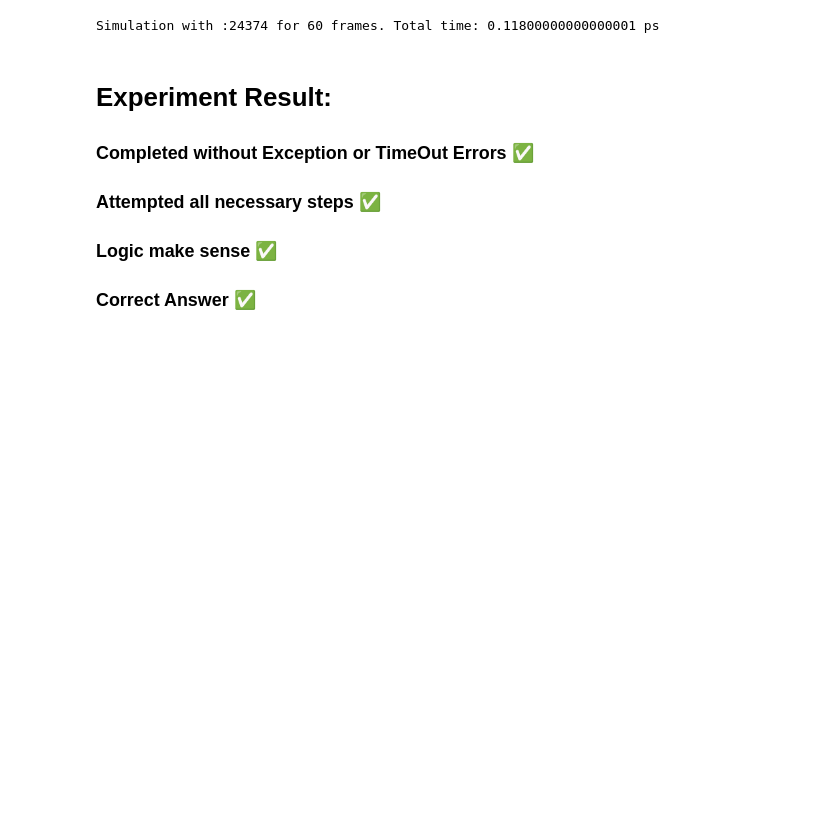
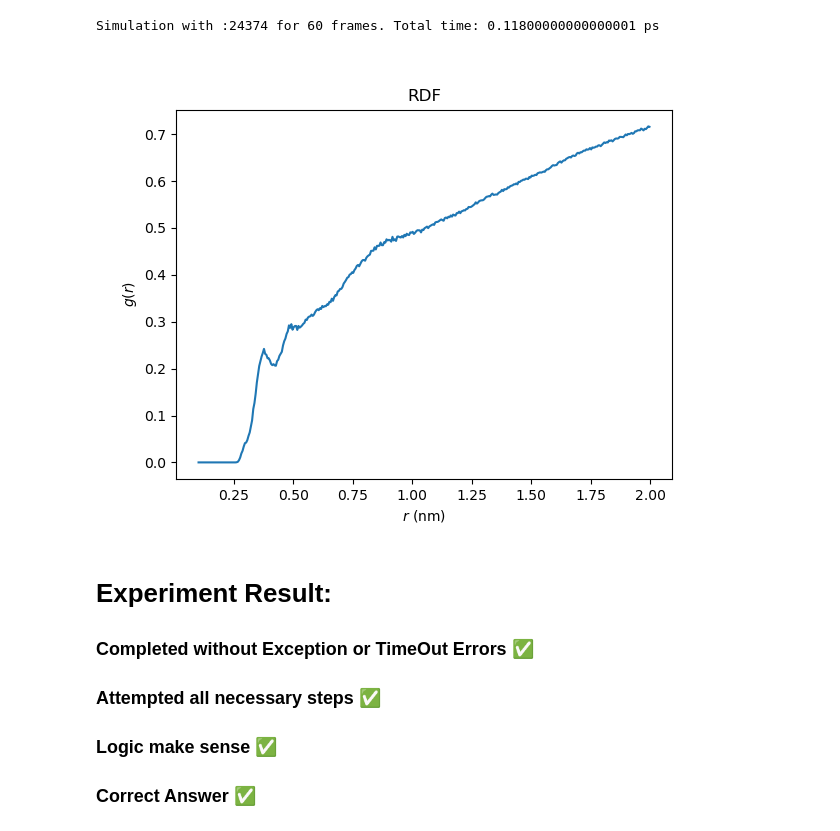
Before and after one commit to ur-whitelab/md-agent, a Jupyter notebook: notebooks/experiments/gpt-4o-2024-05-13/exp_24.ipynb, the cells around one changed output. Cells and saved outputs as stored; diff of their text form; code cells hidden in the pictures; blank space fills up the shorter version.

```diff
--- a/notebooks/experiments/gpt-4o-2024-05-13/exp_24.ipynb
+++ b/notebooks/experiments/gpt-4o-2024-05-13/exp_24.ipynb
@@ -100,6 +100,13 @@ traj = md.load(path_traj, top=path_top)
 print(f"Simulation with :{traj.n_atoms} for {traj.n_frames} frames. Total time: {traj.time[-1]*0.002} ps")
 # %% [output]
 Simulation with :24374 for 60 frames. Total time: 0.11800000000000001 ps
+# %%
+rdf_path = registry.get_mapped_path("fig0_231508")
+#Disclaimer: Theres a bug in the rdf path saving. The image was created correctly, but the path was not saved correctly.
+from IPython.display import Image
+Image(filename=rdf_path)
+# %% [output]
+[figure, added]
 # %% [markdown]
 # Experiment Result:
 ### Completed without Exception or TimeOut Errors ✅
```
